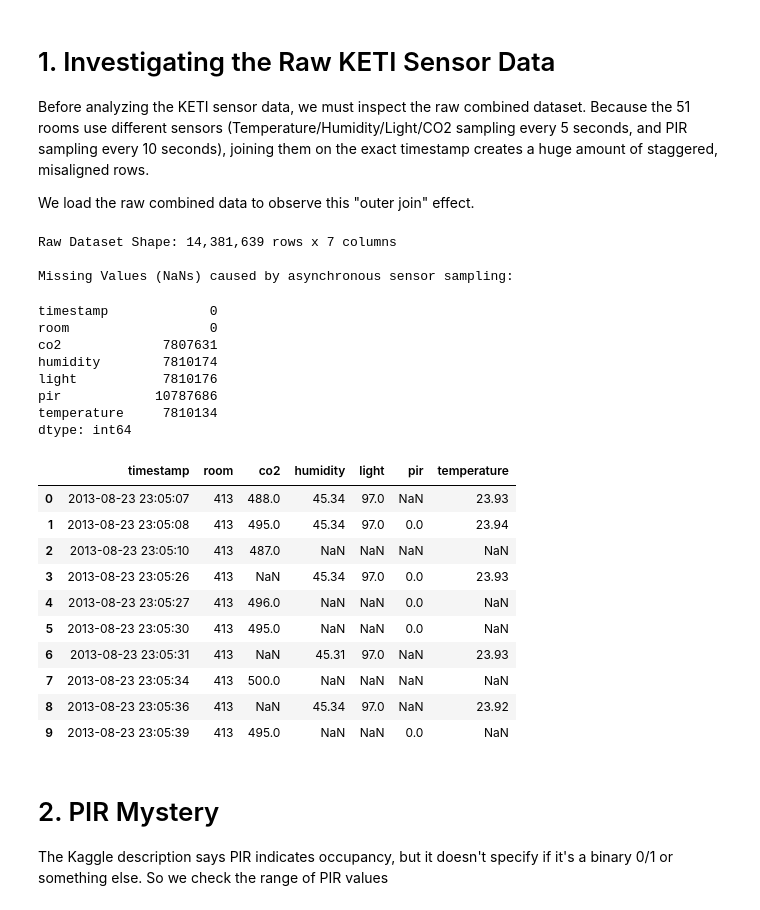
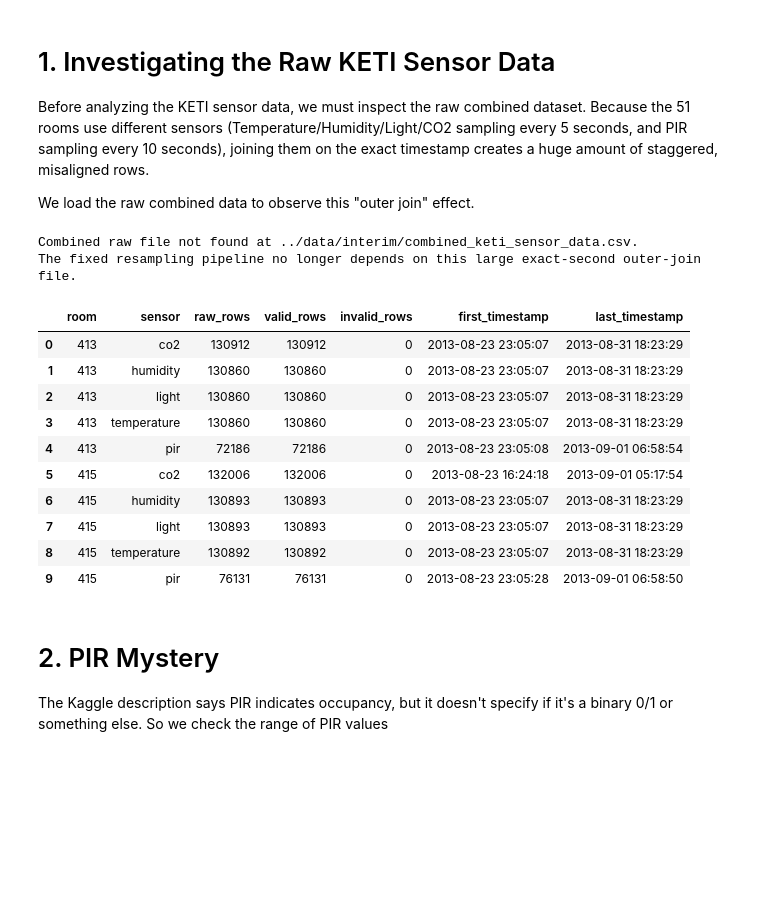
Before and after one commit to SEP4Real/SEP4, a Jupyter notebook: MAL/notebooks/1b_keti_data_analyze.ipynb, the cells around one changed output. Saved outputs shown, nothing was run; the diff lists cells and outputs as text; code cells hidden in the pictures; blank space fills up the shorter version.

Commit message:
[Fix] Data 6

```diff
--- a/MAL/notebooks/1b_keti_data_analyze.ipynb
+++ b/MAL/notebooks/1b_keti_data_analyze.ipynb
@@ -4,40 +4,40 @@ Before analyzing the KETI sensor data, we must inspect the raw combined dataset.
 
 We load the raw combined data to observe this "outer join" effect.
 # %%
+from pathlib import Path
 import pandas as pd
 
-raw_keti = pd.read_csv('../data/interim/combined_keti_sensor_data.csv', dtype={'room': str})
+raw_dir = Path('../data/raw/KETI')
+combined_path = Path('../data/interim/combined_keti_sensor_data.csv')
+quality_report_path = Path('../data/interim/keti_1min_quality_report.csv')
 
-print(f"Raw Dataset Shape: {raw_keti.shape[0]:,} rows x {raw_keti.shape[1]} columns")
-
-print("\nMissing Values (NaNs) caused by asynchronous sensor sampling:")
-
-display(raw_keti.isna().sum())
-
-display(raw_keti[raw_keti['room'] == '413'].head(10))
+if combined_path.exists():
+    raw_keti = pd.read_csv(combined_path, dtype={'room': str})
+    print(f'Raw combined dataset shape: {raw_keti.shape[0]:,} rows x {raw_keti.shape[1]} columns')
+    print('\nMissing Values (NaNs) caused by asynchronous sensor sampling:')
+    display(raw_keti.isna().sum())
+    display(raw_keti[raw_keti['room'] == '413'].head(10))
+else:
+    raw_keti = None
+    print(f'Combined raw file not found at {combined_path}.')
+    print('The fixed resampling pipeline no longer depends on this large exact-second outer-join file.')
+    if quality_report_path.exists():
+        quality_report = pd.read_csv(quality_report_path, dtype={'room': str})
+        display(quality_report.head(10))
 # %% [output]
-Raw Dataset Shape: 14,381,639 rows x 7 columns
-
-Missing Values (NaNs) caused by asynchronous sensor sampling:
+Combined raw file not found at ../data/interim/combined_keti_sensor_data.csv.
+The fixed resampling pipeline no longer depends on this large exact-second outer-join file.
-timestamp             0
-room                  0
-co2             7807631
-humidity        7810174
-light           7810176
-pir            10787686
-temperature     7810134
-dtype: int64
-|  | timestamp | room | co2 | humidity | light | pir | temperature |
-| 0 | 2013-08-23 23:05:07 | 413 | 488.0 | 45.34 | 97.0 | NaN | 23.93 |
-| 1 | 2013-08-23 23:05:08 | 413 | 495.0 | 45.34 | 97.0 | 0.0 | 23.94 |
-| 2 | 2013-08-23 23:05:10 | 413 | 487.0 | NaN | NaN | NaN | NaN |
-| 3 | 2013-08-23 23:05:26 | 413 | NaN | 45.34 | 97.0 | 0.0 | 23.93 |
-| 4 | 2013-08-23 23:05:27 | 413 | 496.0 | NaN | NaN | 0.0 | NaN |
-| 5 | 2013-08-23 23:05:30 | 413 | 495.0 | NaN | NaN | 0.0 | NaN |
-| 6 | 2013-08-23 23:05:31 | 413 | NaN | 45.31 | 97.0 | NaN | 23.93 |
-| 7 | 2013-08-23 23:05:34 | 413 | 500.0 | NaN | NaN | NaN | NaN |
-| 8 | 2013-08-23 23:05:36 | 413 | NaN | 45.34 | 97.0 | NaN | 23.92 |
-| 9 | 2013-08-23 23:05:39 | 413 | 495.0 | NaN | NaN | 0.0 | NaN |
+|  | room | sensor | raw_rows | valid_rows | invalid_rows | first_timestamp | last_timestamp |
+| 0 | 413 | co2 | 130912 | 130912 | 0 | 2013-08-23 23:05:07 | 2013-08-31 18:23:29 |
+| 1 | 413 | humidity | 130860 | 130860 | 0 | 2013-08-23 23:05:07 | 2013-08-31 18:23:29 |
+| 2 | 413 | light | 130860 | 130860 | 0 | 2013-08-23 23:05:07 | 2013-08-31 18:23:29 |
+| 3 | 413 | temperature | 130860 | 130860 | 0 | 2013-08-23 23:05:07 | 2013-08-31 18:23:29 |
+| 4 | 413 | pir | 72186 | 72186 | 0 | 2013-08-23 23:05:08 | 2013-09-01 06:58:54 |
+| 5 | 415 | co2 | 132006 | 132006 | 0 | 2013-08-23 16:24:18 | 2013-09-01 05:17:54 |
+| 6 | 415 | humidity | 130893 | 130893 | 0 | 2013-08-23 23:05:07 | 2013-08-31 18:23:29 |
+| 7 | 415 | light | 130893 | 130893 | 0 | 2013-08-23 23:05:07 | 2013-08-31 18:23:29 |
+| 8 | 415 | temperature | 130892 | 130892 | 0 | 2013-08-23 23:05:07 | 2013-08-31 18:23:29 |
+| 9 | 415 | pir | 76131 | 76131 | 0 | 2013-08-23 23:05:28 | 2013-09-01 06:58:50 |
 # %% [markdown]
 # 2. PIR Mystery
  The Kaggle description says PIR indicates occupancy, but it doesn't specify if it's a binary 0/1 or something else.
```
Also changed, not shown: parts of 11 cells of this notebook, 6 other files.
